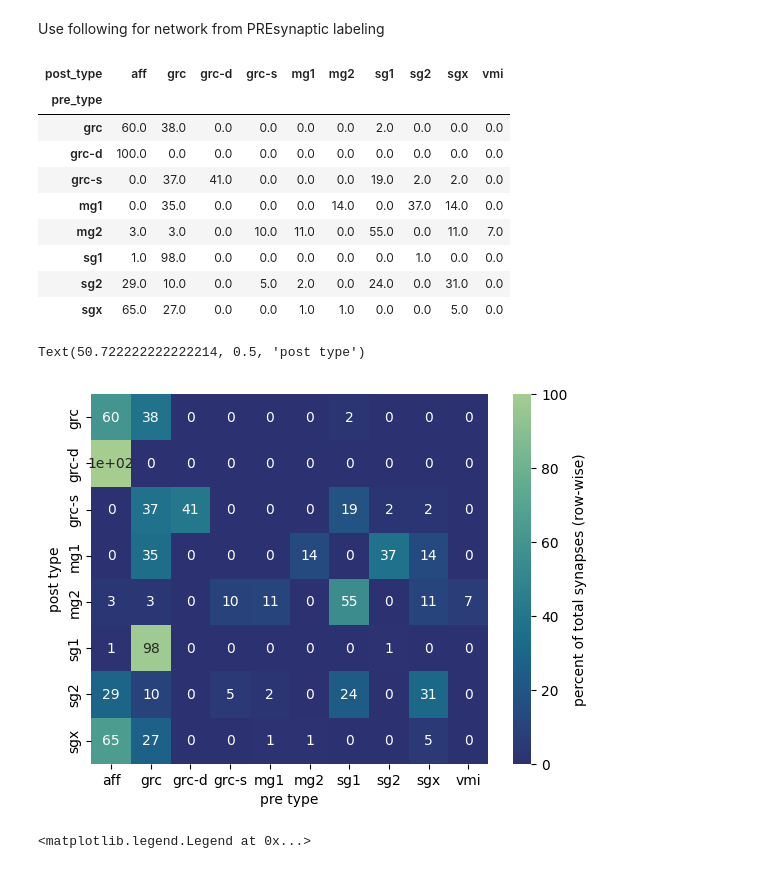
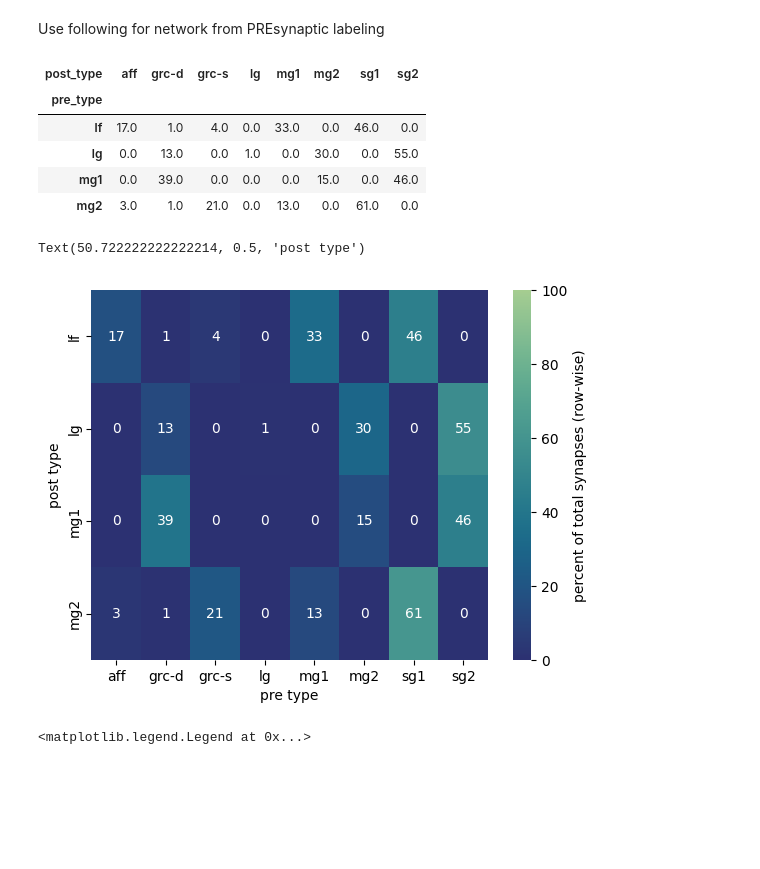
Before and after one commit to neurologic/eCREST, a Jupyter notebook: Network-Analysis.ipynb, the cells around one changed output. Cells and saved outputs as stored; diff of their text form; code cells hidden in the pictures; blank space fills up the shorter version.

```diff
--- a/Network-Analysis.ipynb
+++ b/Network-Analysis.ipynb
@@ -1424,38 +1511,52 @@ for i,r in df_edges.iterrows():
+# %%
+df_syn = df_syn_pre
+df_edges=df_syn[['pre','post','structure','pre_type','post_type']].value_counts().reset_index(name='weight')
+# %%
+for i,r in df_edges.iterrows():
+
+    try:
+        df_edges.loc[i,'pre_diam']=soma_diam[str(df_edges.loc[i,'pre'])]
+        df_edges.loc[i,'post_diam']=soma_diam[str(df_edges.loc[i,'post'])]
+    except KeyError:
+        continue
+    # df_edges.loc[i,'pre_nseg']=file_size[str(df_edges.loc[i,'pre'])]
+    # df_edges.loc[i,'post_nseg']=file_size[str(df_edges.loc[i,'post'])]
+    # df_edges.loc[i,'pre_tips']=apical_tip[str(df_edges.loc[i,'pre'])]
+    # df_edges.loc[i,'post_tips']=apical_tip[str(df_edges.loc[i,'post'])]
+# %%
+df_edges.loc[:,'diam_diff'] = (df_edges['post_diam']-df_edges['pre_diam'])/df_edges['pre_diam']
+# df_edges.loc[:,'nseg_diff'] = (df_edges['post_nseg']-df_edges['pre_nseg'])/df_edges['pre_nseg']
 # %%
-network_types = ['mg1','mg2','sg1','sg2','lg','lf','sgx','grc','grc-d','grc-s','aff','vmi']
+network_types = ['mg1','mg2','sg1','sg2','lg','lf','grc-d','grc-s','aff']
 
-df_edges = df_edges[(df_edges['pre_type'].isin(network_types))&(df_edges['post_type'].isin(network_types))]
+df_edges_sub = df_edges[(df_edges['pre_type'].isin(['mg1','mg2','lg','lf']))&(df_edges['post_type'].isin(network_types))]
 # %%
-res = df_edges[(df_edges['pre_type'].isin(network_types))&(df_edges['post_type'].isin(network_types))].groupby(
+res = df_edges_sub.groupby(
     ['post_type','pre_type'])[['weight']].sum(numeric_only=True)#.reset_index()
 
 denom = res.groupby('pre_type')['weight'].sum()
 
 res.weight = np.round(res.weight / denom *100)
 
 # res.reset_index().pivot(index='pre_type', columns='post_type', values='weight').fillna(0)
 
 display(res.reset_index().pivot(index='pre_type', columns='post_type', values='weight').fillna(0))
 
 ax = sns.heatmap(res.reset_index().pivot(index='pre_type', columns='post_type', values='weight').fillna(0),
             annot=True,cmap="crest_r",vmin=0,vmax=100,
            cbar_kws={'label': 'percent of total synapses (row-wise)'})
 
 ax.set_xlabel('pre type')
 ax.set_ylabel('post type')
 # %% [output]
-| post_type | aff | grc | grc-d | grc-s | mg1 | mg2 | sg1 | sg2 | sgx | vmi |
-| pre_type |  |  |  |  |  |  |  |  |  |  |
-| grc | 60.0 | 38.0 | 0.0 | 0.0 | 0.0 | 0.0 | 2.0 | 0.0 | 0.0 | 0.0 |
-| grc-d | 100.0 | 0.0 | 0.0 | 0.0 | 0.0 | 0.0 | 0.0 | 0.0 | 0.0 | 0.0 |
-| grc-s | 0.0 | 37.0 | 41.0 | 0.0 | 0.0 | 0.0 | 19.0 | 2.0 | 2.0 | 0.0 |
-| mg1 | 0.0 | 35.0 | 0.0 | 0.0 | 0.0 | 14.0 | 0.0 | 37.0 | 14.0 | 0.0 |
-| mg2 | 3.0 | 3.0 | 0.0 | 10.0 | 11.0 | 0.0 | 55.0 | 0.0 | 11.0 | 7.0 |
-| sg1 | 1.0 | 98.0 | 0.0 | 0.0 | 0.0 | 0.0 | 0.0 | 1.0 | 0.0 | 0.0 |
-| sg2 | 29.0 | 10.0 | 0.0 | 5.0 | 2.0 | 0.0 | 24.0 | 0.0 | 31.0 | 0.0 |
-| sgx | 65.0 | 27.0 | 0.0 | 0.0 | 1.0 | 1.0 | 0.0 | 0.0 | 5.0 | 0.0 |
+| post_type | aff | grc-d | grc-s | lg | mg1 | mg2 | sg1 | sg2 |
+| pre_type |  |  |  |  |  |  |  |  |
+| lf | 17.0 | 1.0 | 4.0 | 0.0 | 33.0 | 0.0 | 46.0 | 0.0 |
+| lg | 0.0 | 13.0 | 0.0 | 1.0 | 0.0 | 30.0 | 0.0 | 55.0 |
+| mg1 | 0.0 | 39.0 | 0.0 | 0.0 | 0.0 | 15.0 | 0.0 | 46.0 |
+| mg2 | 3.0 | 1.0 | 21.0 | 0.0 | 13.0 | 0.0 | 61.0 | 0.0 |
 Text(50.722222222222214, 0.5, 'post type')
-[figure, old version]
+[figure, new version]
 # %%
 palette ={"lg": "#ff0000", "lf": "#0000ff", "mg1": "#fd9400", "mg2": "#9934ff", "sg1":"#ffff00", "sg2":"#ff33cc", "sgx":"#a6a6a6", "grc":"#000000", "aff":"#000000"}
 sns.set(font_scale=1.5)
```
Also changed, not shown: parts of 57 cells of this notebook, 6 other files.
